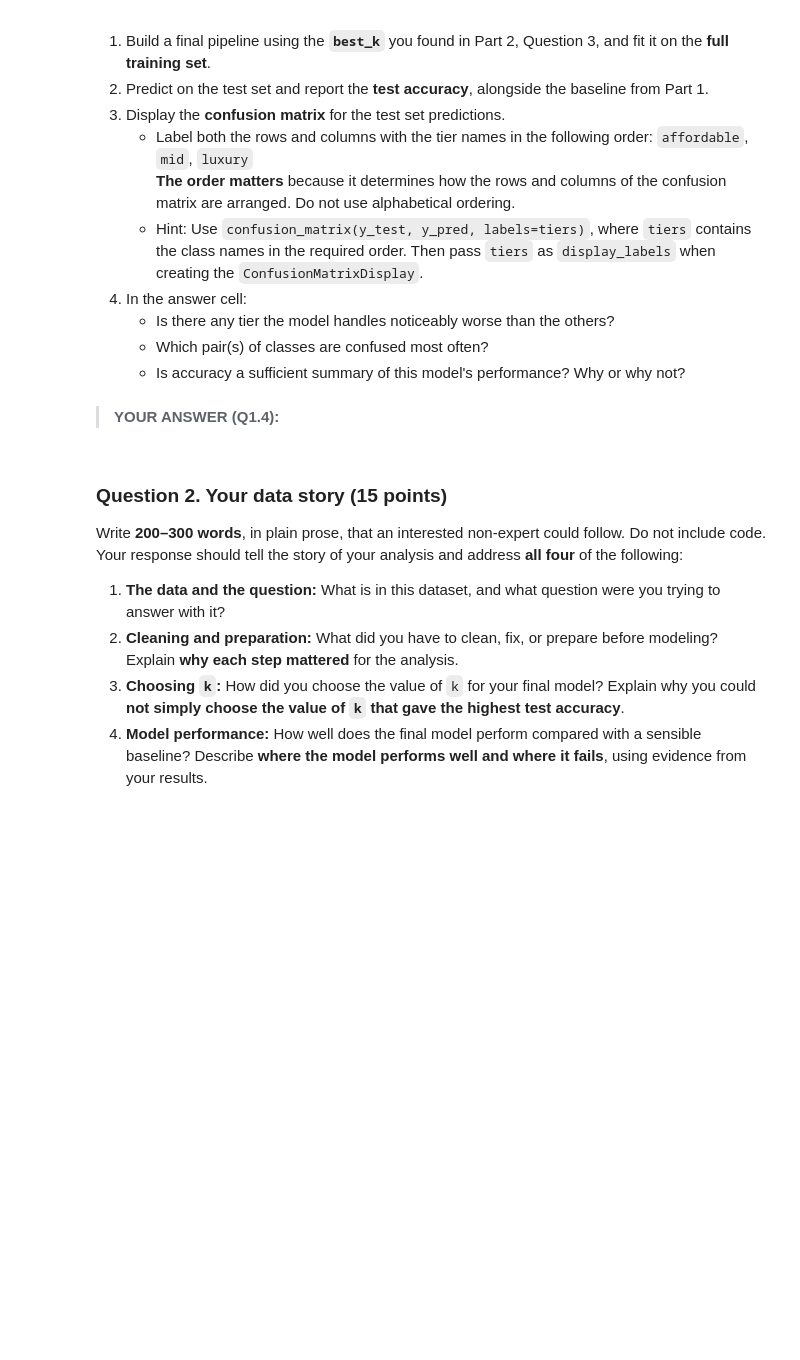
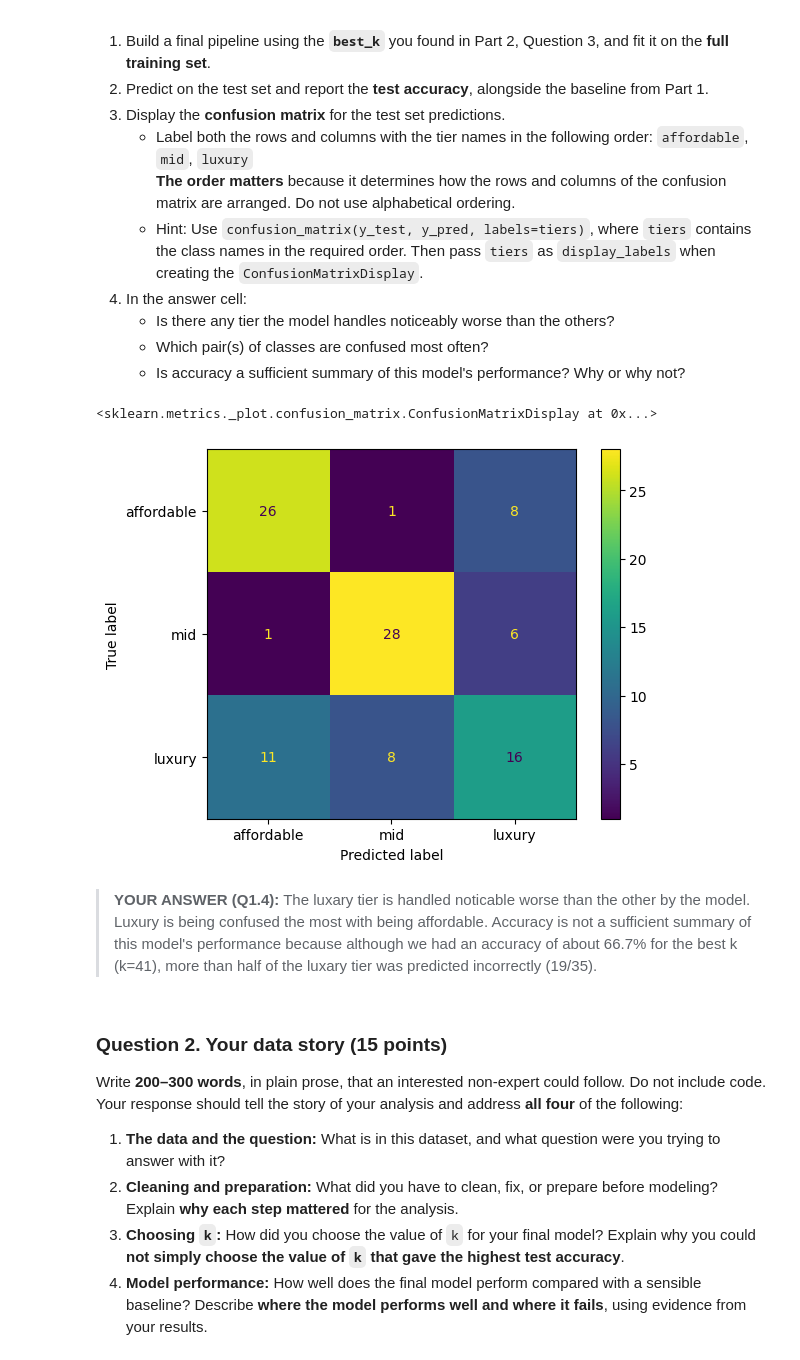
Before and after one commit to DennnnyH/ICS-235, a Jupyter notebook: Assignment_1/HuangDenny_1.ipynb, the cells around one changed output. Saved outputs shown, nothing was run; the diff lists cells and outputs as text; code cells hidden in the pictures; blank space fills up the shorter version.

```diff
--- a/Assignment_1/HuangDenny_1.ipynb
+++ b/Assignment_1/HuangDenny_1.ipynb
@@ -319,3 +426,24 @@ print(f"Training class balance:\n{y_train.value_counts()}")
    - Explain what `handle_unknown="ignore"` protects you against.
 # %%
 # YOUR CODE
+num_pipeline = Pipeline([
+    ('imp', SimpleImputer(strategy="median")),
+    ('sc', StandardScaler())
+])
+preprocessor = ColumnTransformer([
+    ('num', num_pipeline, numeric_features),
+    ('region', OneHotEncoder(handle_unknown="ignore"), ['region'])
+])
+
+knn_pipeline = Pipeline([
+    ('prep', preprocessor),
+    ('knn', KNeighborsClassifier(n_neighbors=11))
+])
+
+model_fit = knn_pipeline.fit(X_train, y_train)
+
+train_accuracy = knn_pipeline.score(X_train, y_train)
+test_accuracy = knn_pipeline.score(X_test, y_test)
+
+print(f"Training accuracy: {train_accuracy:.4f}")
+print(f"Test accuracy:     {test_accuracy:.4f}")
@@ -409,8 +605,27 @@ You have cleaned the data and selected `k` using *validation* data. The test set
    - Is accuracy a sufficient summary of this model's performance? Why or why not?
 # %%
 # YOUR CODE
+from sklearn.metrics import accuracy_score, confusion_matrix, ConfusionMatrixDisplay
+
+tiers = ["affordable", "mid", "luxury"]
+
+final_pipeline = Pipeline([
+    ("prep", preprocessor),
+    ("knn", KNeighborsClassifier(n_neighbors=best_k)),
+])
+
+model_fit = final_pipeline.fit(X_train, y_train)
+
+y_pred = final_pipeline.predict(X_test)
+
+cm = confusion_matrix(y_test, y_pred)
+disp = ConfusionMatrixDisplay(confusion_matrix=cm, display_labels=tiers)
+disp.plot()
+# %% [output]
+<sklearn.metrics._plot.confusion_matrix.ConfusionMatrixDisplay at 0x...>
+[figure, added]
 # %% [markdown]
->**YOUR ANSWER (Q1.4):**
+>**YOUR ANSWER (Q1.4):** The luxary tier is handled noticable worse than the other by the model. Luxury is being confused the most with being affordable. Accuracy is not a sufficient summary of this model's performance because although we had an accuracy of about 66.7% for the best k (k=41), more than half of the luxary tier was predicted incorrectly (19/35).
 >
 >
 # %% [markdown]
```
Also changed, not shown: parts of 16 cells of this notebook.
